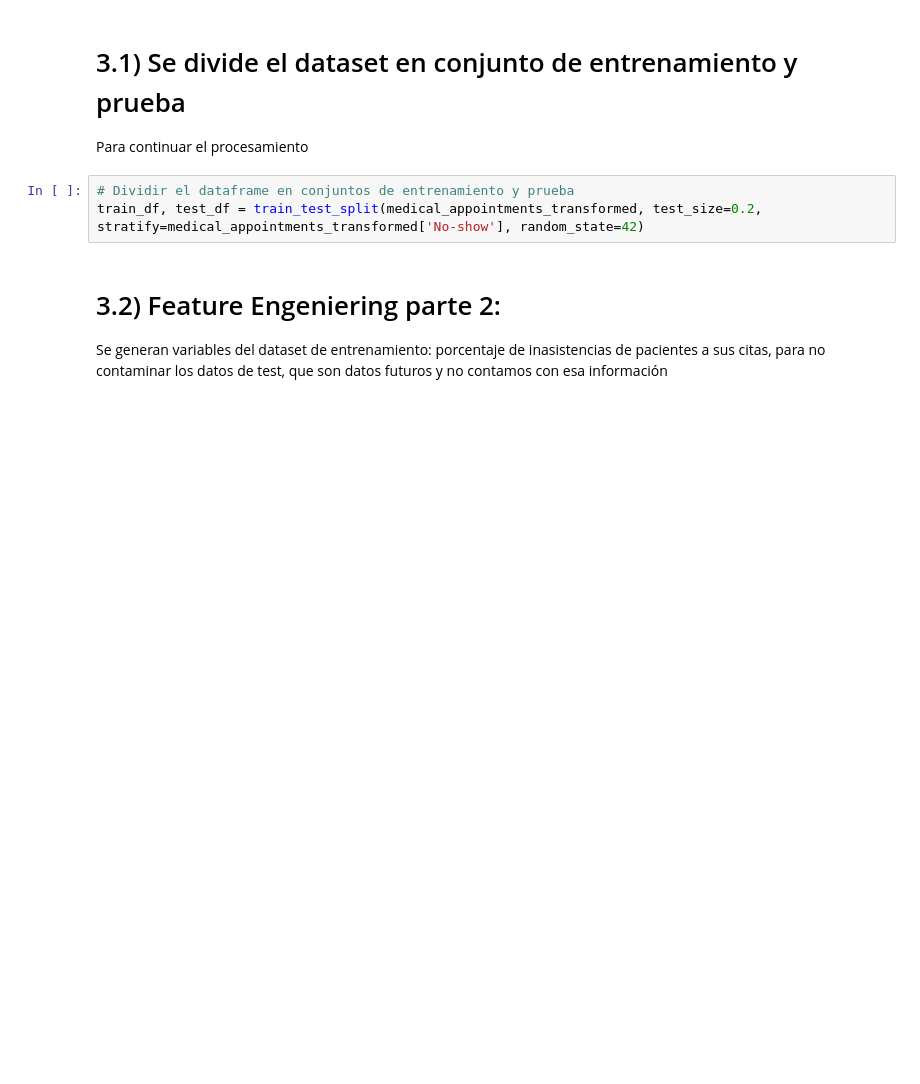
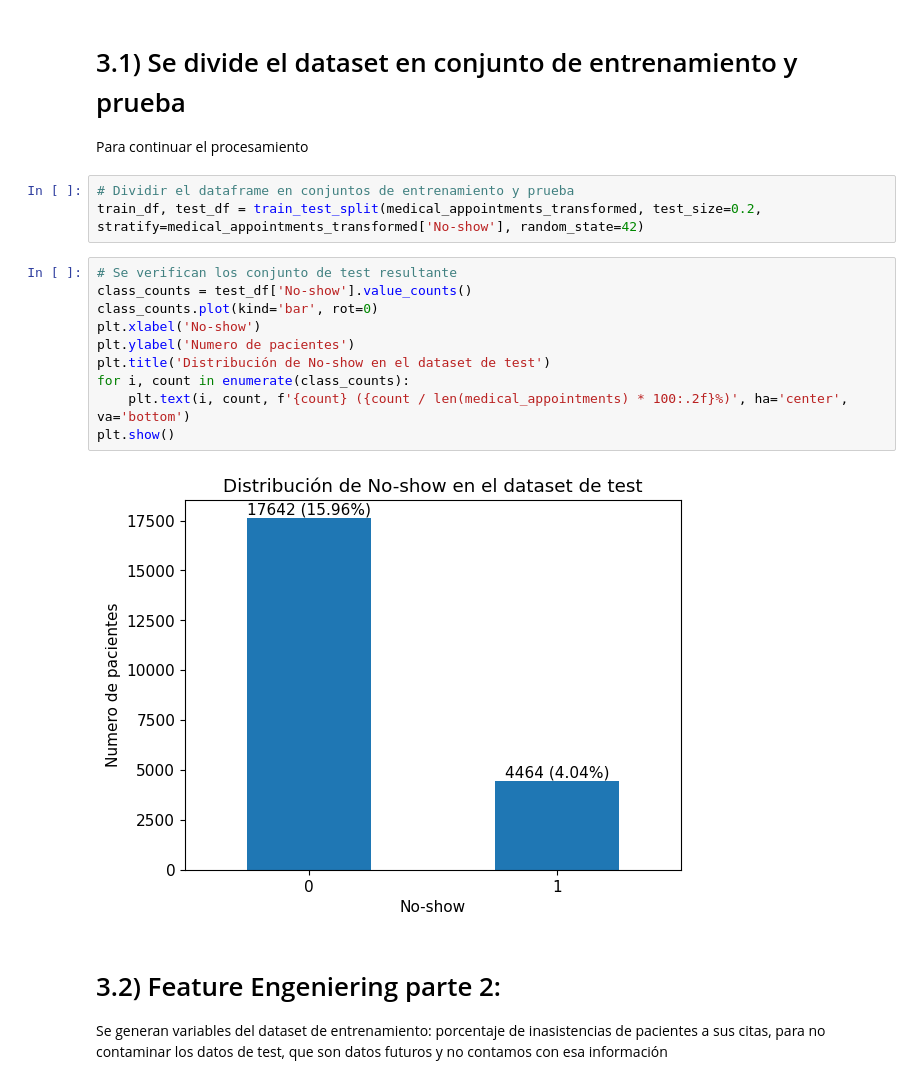
Before and after one commit to SValduezaL/TFM-Master-IA-INESDI, a Jupyter notebook: BBDD Kaagle/predicción_ inasistencia_v2.ipynb, the cells around one changed output. Drawn from its saved outputs; the diff is of its cells as text; blank space fills up the shorter version.

```diff
--- a/BBDD Kaagle/predicción_ inasistencia_v2.ipynb
+++ b/BBDD Kaagle/predicción_ inasistencia_v2.ipynb
@@ -213,6 +214,18 @@ Para continuar el procesamiento
 # %%
 # Dividir el dataframe en conjuntos de entrenamiento y prueba
 train_df, test_df = train_test_split(medical_appointments_transformed, test_size=0.2, stratify=medical_appointments_transformed['No-show'], random_state=42)
+# %%
+# Se verifican los conjunto de test resultante
+class_counts = test_df['No-show'].value_counts()
+class_counts.plot(kind='bar', rot=0)
+plt.xlabel('No-show')
+plt.ylabel('Numero de pacientes')
+plt.title('Distribución de No-show en el dataset de test')
+for i, count in enumerate(class_counts):
+    plt.text(i, count, f'{count} ({count / len(medical_appointments) * 100:.2f}%)', ha='center', va='bottom')
+plt.show()
+# %% [output]
+[figure, added]
 # %% [markdown]
 # 3.2) Feature Engeniering parte 2:
 Se generan variables del dataset de entrenamiento: porcentaje de inasistencias de pacientes a sus citas, para no contaminar los datos de test, que son datos futuros y no contamos con esa información
```
Also changed, not shown: parts of 16 cells of this notebook.
